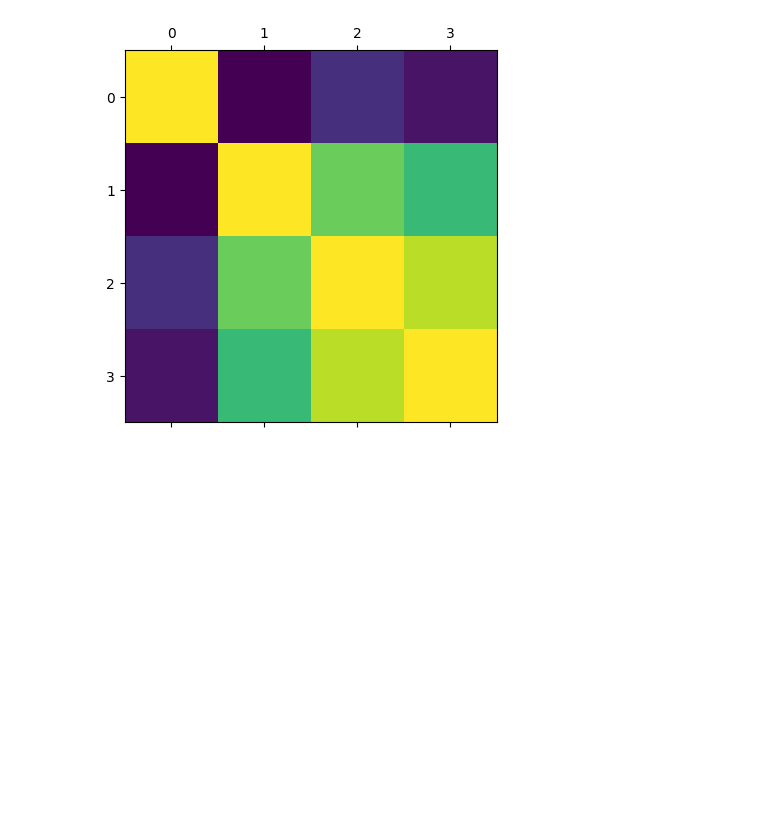
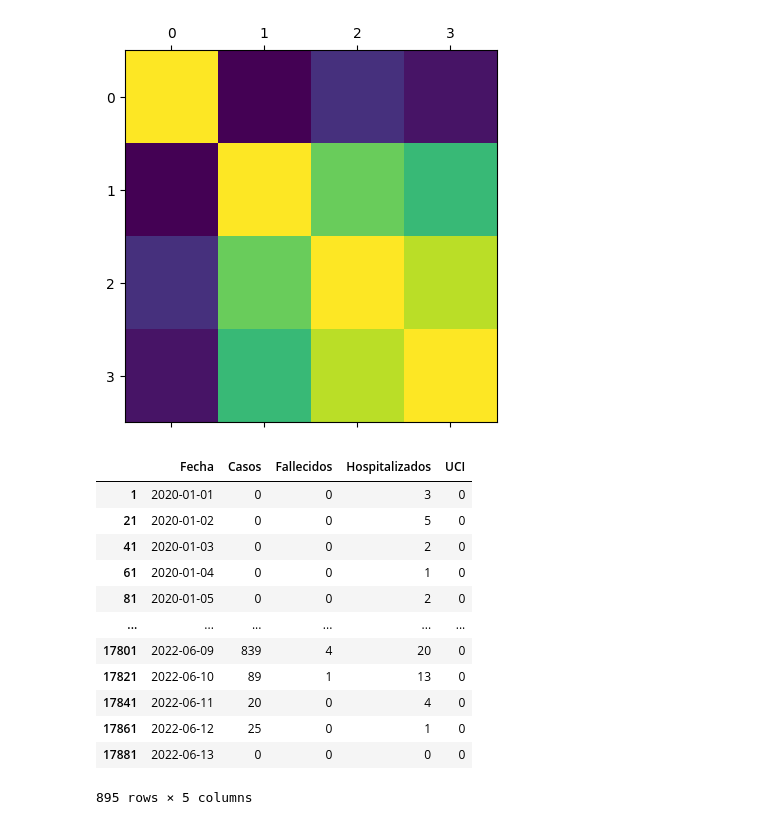
Before and after one commit to martinalegre77/data_analytics, a Jupyter notebook: PreprocesadoInformacion.ipynb, the cells around one changed output. Cells and saved outputs as stored; diff of their text form; code cells hidden in the pictures; blank space fills up the shorter version.

```diff
--- a/PreprocesadoInformacion.ipynb
+++ b/PreprocesadoInformacion.ipynb
@@ -240,3 +240,21 @@ plt.matshow(df.corr())
 plt.show()
 # %% [output]
 [figure]
+# %%
+df_andalucia = df[df['CCAA'] == 'Andalucía']
+df_andalucia = df_andalucia[['Fecha', 'Casos',	'Fallecidos',	'Hospitalizados',	'UCI']]
+df_andalucia
+# %% [output]
+|  | Fecha | Casos | Fallecidos | Hospitalizados | UCI |
+| 1 | 2020-01-01 | 0 | 0 | 3 | 0 |
+| 21 | 2020-01-02 | 0 | 0 | 5 | 0 |
+| 41 | 2020-01-03 | 0 | 0 | 2 | 0 |
+| 61 | 2020-01-04 | 0 | 0 | 1 | 0 |
+| 81 | 2020-01-05 | 0 | 0 | 2 | 0 |
+| ... | ... | ... | ... | ... | ... |
+| 17801 | 2022-06-09 | 839 | 4 | 20 | 0 |
+| 17821 | 2022-06-10 | 89 | 1 | 13 | 0 |
+| 17841 | 2022-06-11 | 20 | 0 | 4 | 0 |
+| 17861 | 2022-06-12 | 25 | 0 | 1 | 0 |
+| 17881 | 2022-06-13 | 0 | 0 | 0 | 0 |
+895 rows × 5 columns
```
Also changed, not shown: parts of 10 cells of this notebook.
